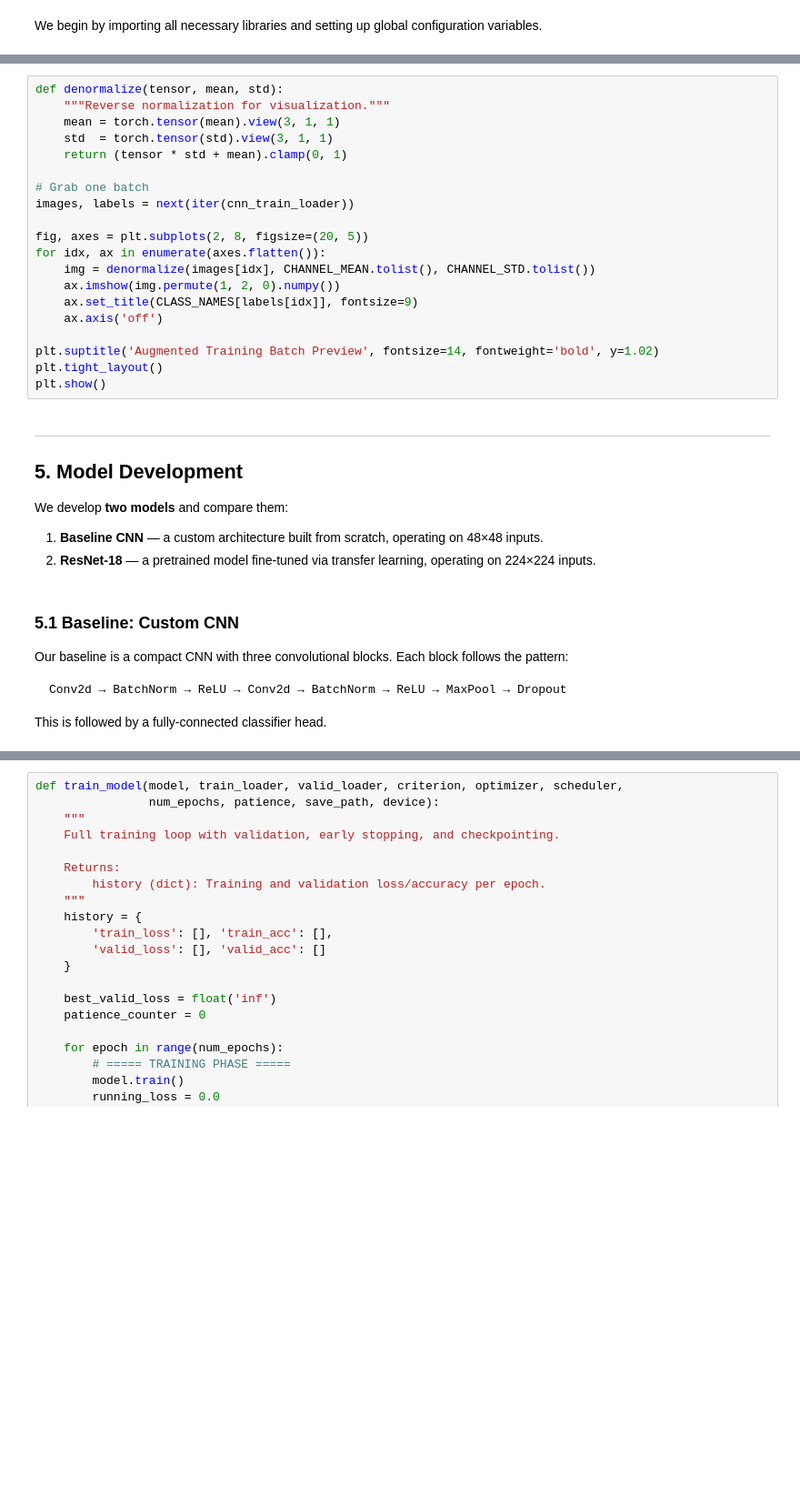
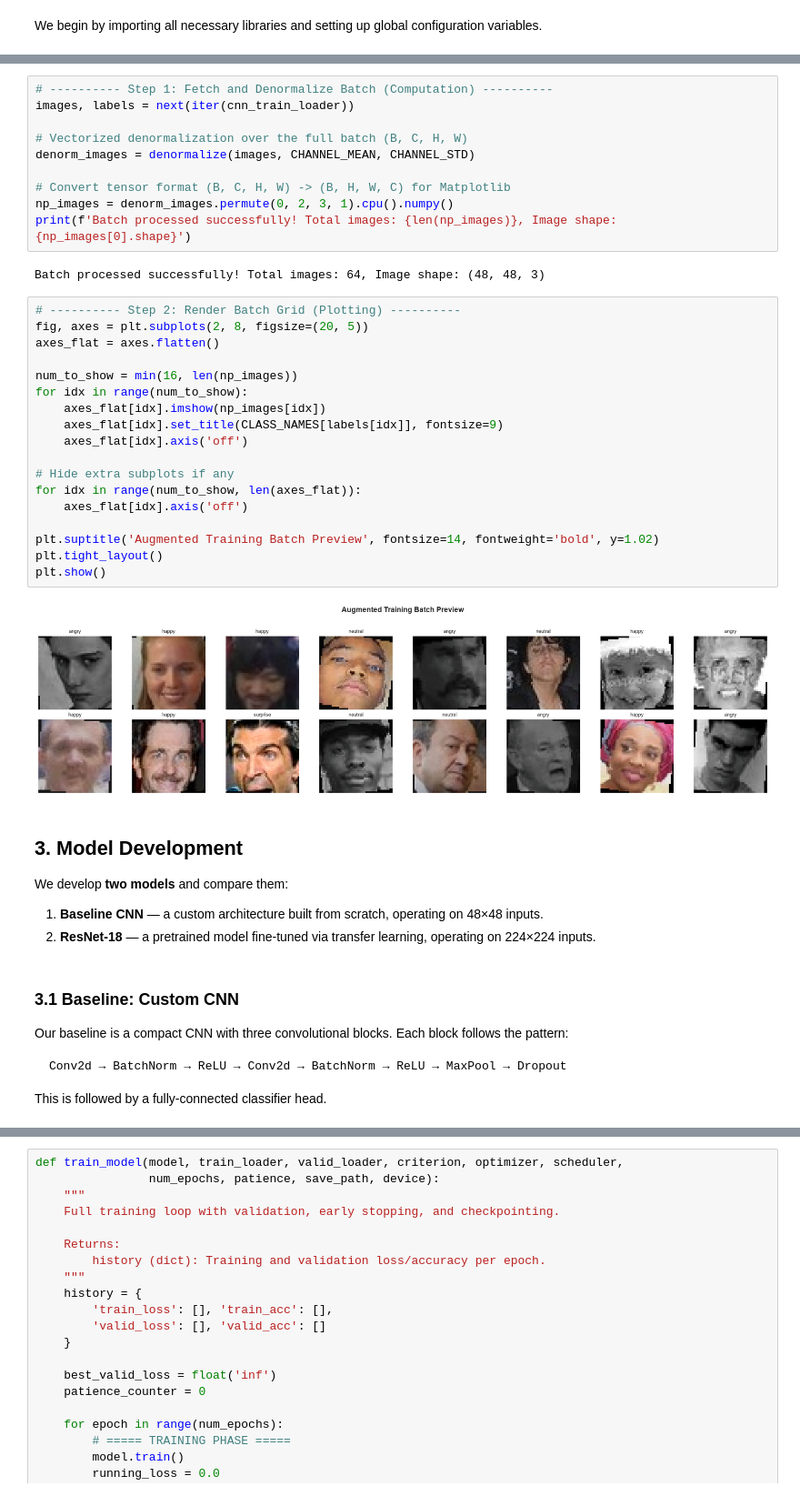
Before and after one commit to Alianger18/Projects_Portfolio, a Jupyter notebook: Project - Emotions Classification in Images/notebooks/model_dev.ipynb, the cells around one changed output, grey strips where cells are left out. Shown at 91% size. Drawn from its saved outputs; the diff is of its cells as text; blank space fills up the shorter version.

````diff
--- a/Project - Emotions Classification in Images/notebooks/model_dev.ipynb
+++ b/Project - Emotions Classification in Images/notebooks/model_dev.ipynb
@@ -433,31 +506,42 @@ Let's visualize what the augmented training images look like.
 # %%
-def denormalize(tensor, mean, std):
-    """Reverse normalization for visualization."""
-    mean = torch.tensor(mean).view(3, 1, 1)
-    std  = torch.tensor(std).view(3, 1, 1)
-    return (tensor * std + mean).clamp(0, 1)
-
-# Grab one batch
+# ---------- Step 1: Fetch and Denormalize Batch (Computation) ----------
 images, labels = next(iter(cnn_train_loader))
 
-fig, axes = plt.subplots(2, 8, figsize=(20, 5))
-for idx, ax in enumerate(axes.flatten()):
-    img = denormalize(images[idx], CHANNEL_MEAN.tolist(), CHANNEL_STD.tolist())
-    ax.imshow(img.permute(1, 2, 0).numpy())
-    ax.set_title(CLASS_NAMES[labels[idx]], fontsize=9)
-    ax.axis('off')
+# Vectorized denormalization over the full batch (B, C, H, W)
+denorm_images = denormalize(images, CHANNEL_MEAN, CHANNEL_STD)
 
-plt.suptitle('Augmented Training Batch Preview', fontsize=14, fontweight='bold', y=1.02)
-plt.tight_layout()
-plt.show()
+# Convert tensor format (B, C, H, W) -> (B, H, W, C) for Matplotlib
+np_images = denorm_images.permute(0, 2, 3, 1).cpu().numpy()
+print(f'Batch processed successfully! Total images: {len(np_images)}, Image shape: {np_images[0].shape}')
+# %% [output]
+Batch processed successfully! Total images: 64, Image shape: (48, 48, 3)
+# %%
+# ---------- Step 2: Render Batch Grid (Plotting) ----------
+fig, axes = plt.subplots(2, 8, figsize=(20, 5))
+axes_flat = axes.flatten()
+
+num_to_show = min(16, len(np_images))
+for idx in range(num_to_show):
+    axes_flat[idx].imshow(np_images[idx])
+    axes_flat[idx].set_title(CLASS_NAMES[labels[idx]], fontsize=9)
+    axes_flat[idx].axis('off')
+
+# Hide extra subplots if any
+for idx in range(num_to_show, len(axes_flat)):
+    axes_flat[idx].axis('off')
+
+plt.suptitle('Augmented Training Batch Preview', fontsize=14, fontweight='bold', y=1.02)
+plt.tight_layout()
+plt.show()
+# %% [output]
+[figure, added]
 # %% [markdown]
----
-## 5. Model Development
+## 3. Model Development
 We develop **two models** and compare them:
 1. **Baseline CNN** — a custom architecture built from scratch, operating on 48×48 inputs.
 2. **ResNet-18** — a pretrained model fine-tuned via transfer learning, operating on 224×224 inputs.
 # %% [markdown]
-### 5.1 Baseline: Custom CNN
+### 3.1 Baseline: Custom CNN
 Our baseline is a compact CNN with three convolutional blocks. Each block follows the pattern:
 
 ```
````
Also changed, not shown: parts of 46 cells of this notebook, 3 other files.
